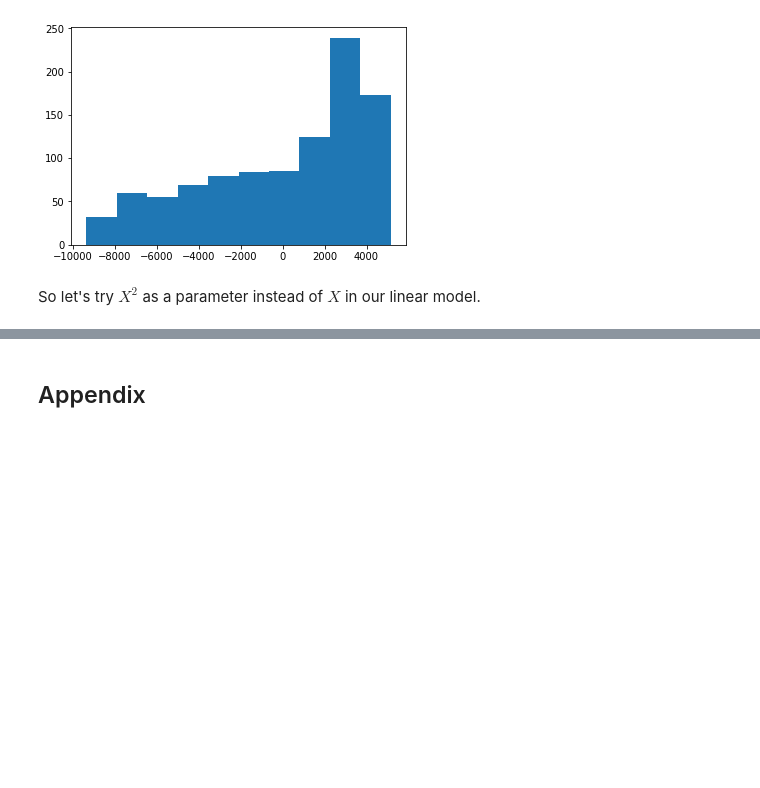
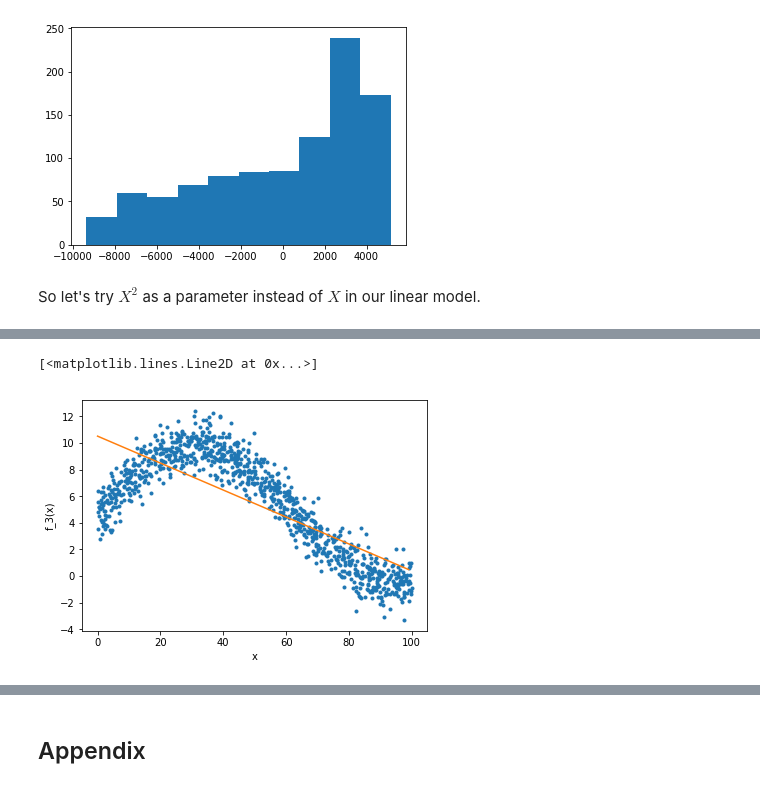
Before and after one commit to TanselArif-21/LinearRegression, a Jupyter notebook: LinearRegression.ipynb, the cells around one changed output, grey strips where cells are left out. Drawn from its saved outputs; the diff is of its cells as text; code cells hidden in the pictures; blank space fills up the shorter version.

```diff
--- a/LinearRegression.ipynb
+++ b/LinearRegression.ipynb
@@ -295,0 +362,13 @@ beta_1 = [[5.06425452]]
+# %%
+x3 = np.linspace(0,99,1000) # 1000 linearly spaced numbers
+y3 = beta3_0 + beta3_1 * x3
+
+fig = plt.figure()
+axes = fig.add_axes([0.1,0.1,0.8,0.8])
+axes.plot(X,Y_3,'.')
+axes.set_xlabel('x')
+axes.set_ylabel('f_3(x)')
+axes.plot(x3,y3)
+# %% [output]
+[<matplotlib.lines.Line2D at 0x...>]
+[figure, added]
```
Also changed, not shown: parts of 59 cells of this notebook, 8 other files.
